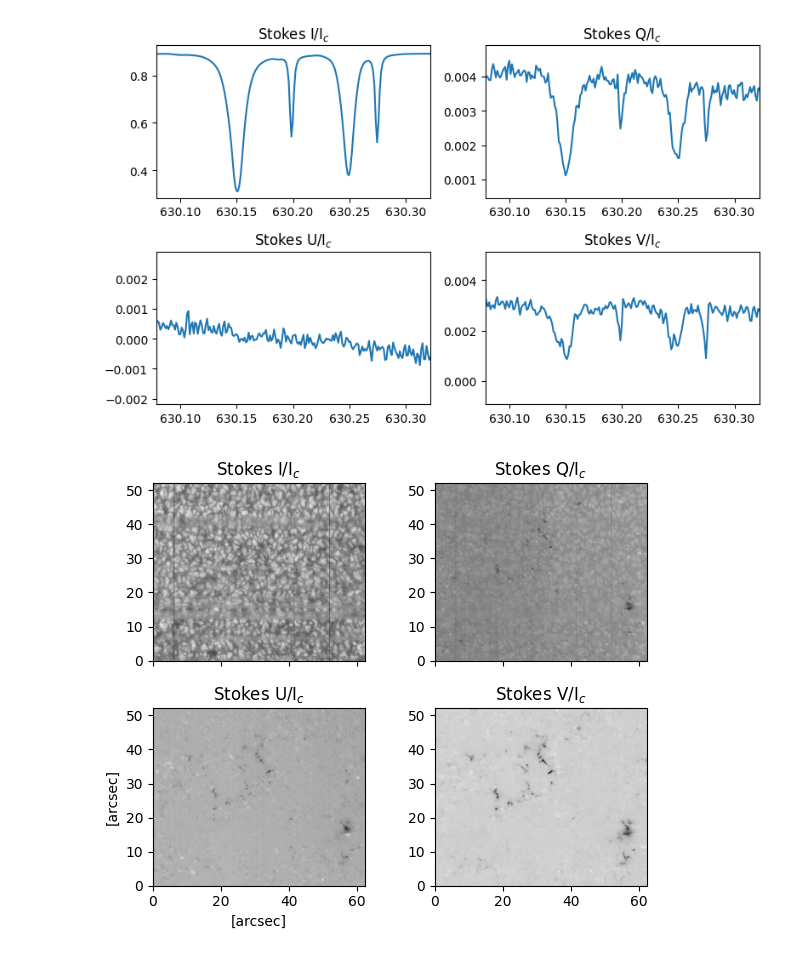
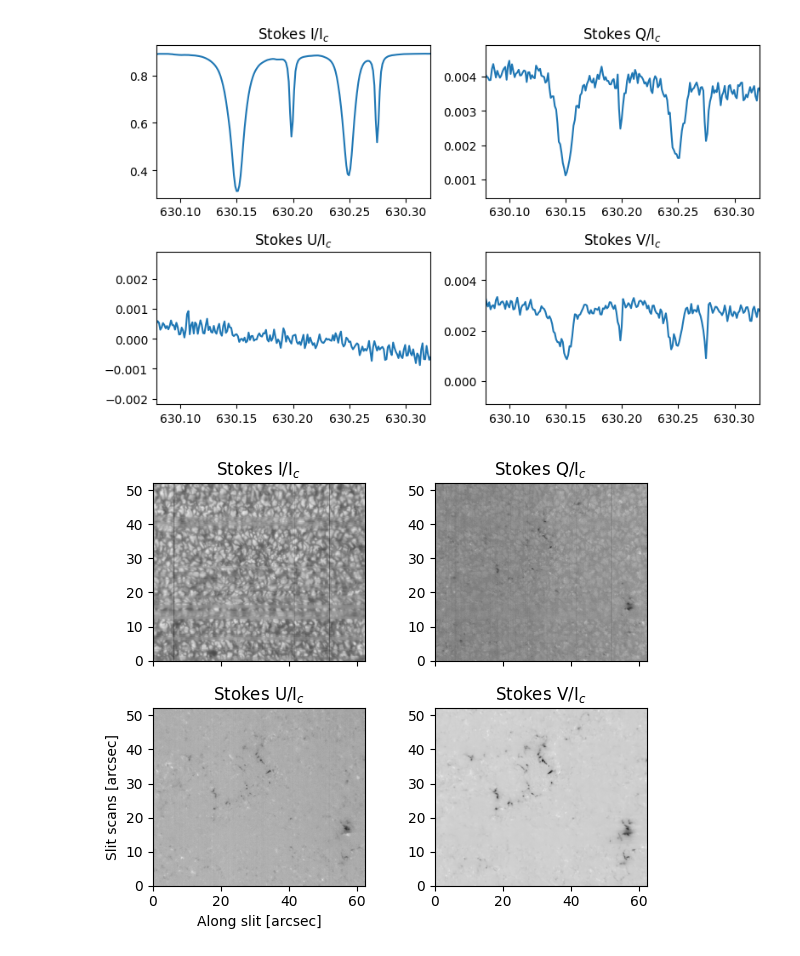
Before and after one commit to rahulyadav99/DKIST-quicklook, a Jupyter notebook: read_visp.ipynb, the cells around one changed output. Cells and saved outputs as stored; diff of their text form; code cells hidden in the pictures.

```diff
--- a/read_visp.ipynb
+++ b/read_visp.ipynb
@@ -114,20 +104,20 @@ plt.tight_layout()
 # %%
 # See  full FOV of slit scans
 
-xscl = hd['cdelt1'] # pixels along slit
-wscl = hd['cdelt2'] # pixels to nm
-yscl = hd['cdelt3'] # slit width
+xscl = hdr['cdelt1'] # pixels along slit
+wscl = hdr['cdelt2'] # pixels to nm
+yscl = hdr['cdelt3'] # slit width
 
 fig, ax = plt.subplots(figsize=(6,5),ncols=2, nrows=2, sharex=True,dpi=100)
 ax = ax.flatten()
 for i in range(4):
 
     ax[i].imshow(stks[i,:,604,:], cmap='gray', extent=[0,nx*xscl, 0, ny*yscl])#, vmin=0.0, vmax=1.05)
     ax[i].set_title(lbls[i])
 
-ax[-2].set_xlabel('[arcsec]')
-ax[-2].set_ylabel('[arcsec]')
+ax[-2].set_xlabel('Along slit [arcsec]')
+ax[-2].set_ylabel('Slit scans [arcsec]')
 
 plt.tight_layout()
 # %% [output]
-[figure, old version]
+[figure, new version]
```
Also changed, not shown: parts of 8 cells of this notebook, 1 other file.
